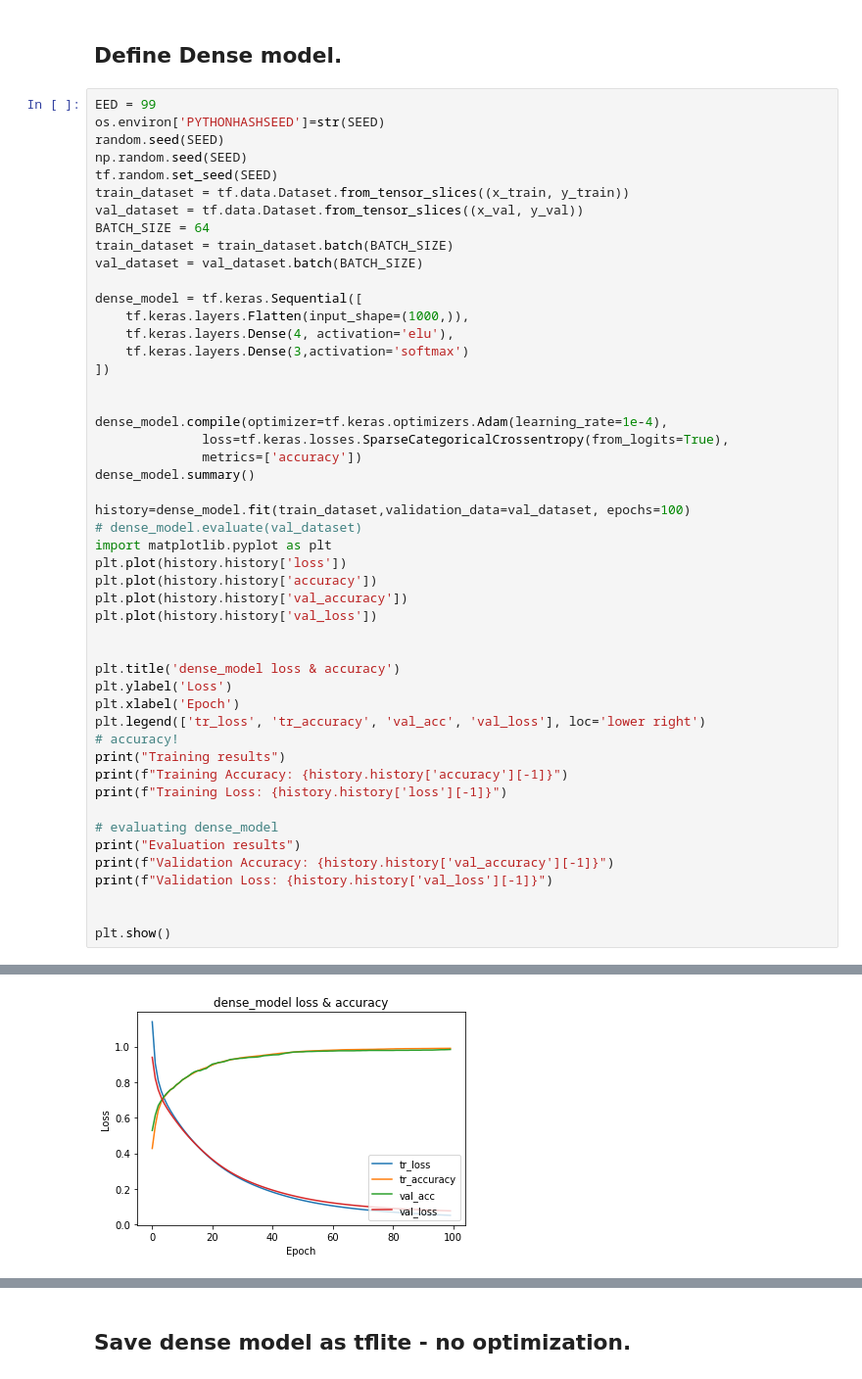
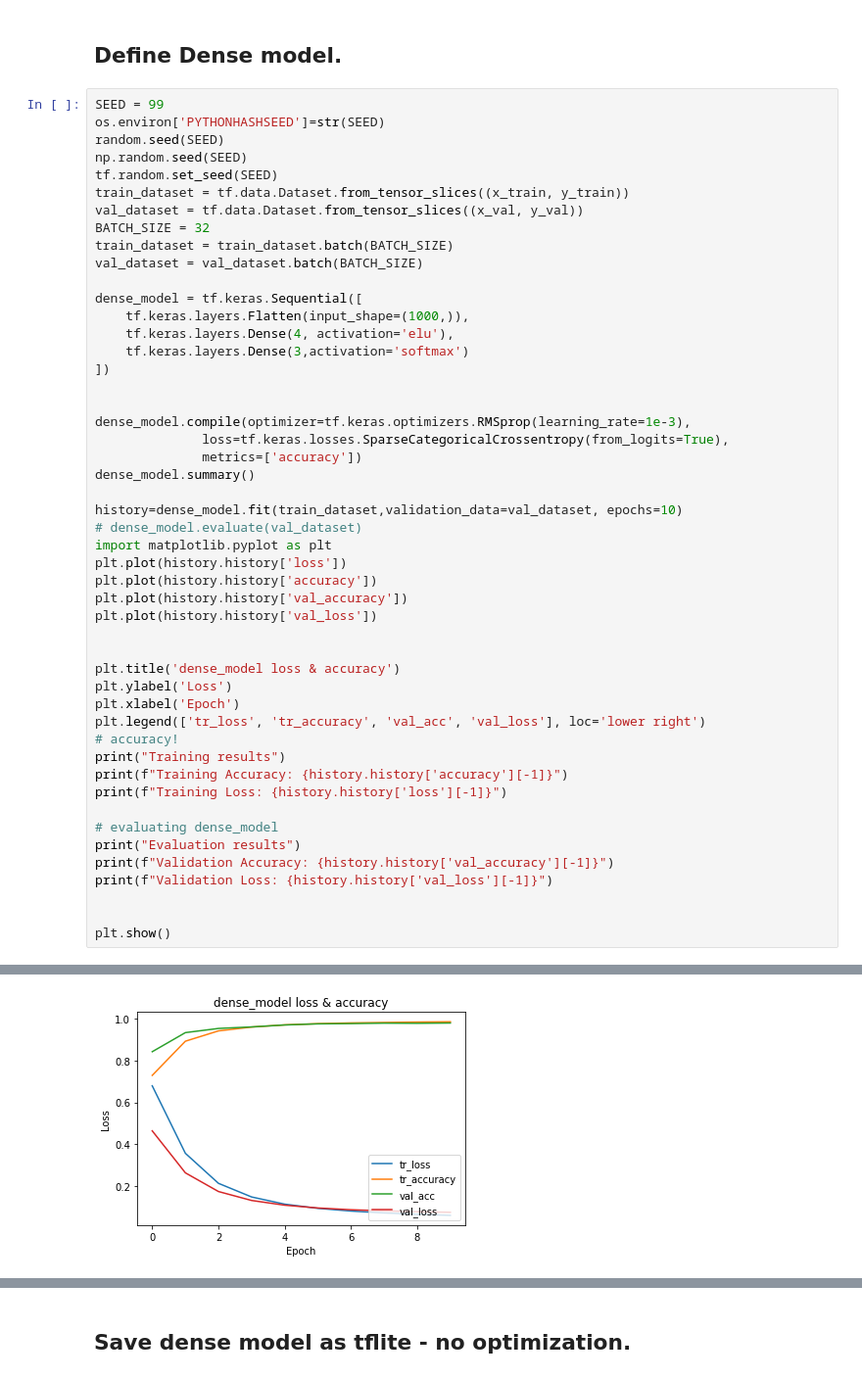
Before and after one commit to veysiadn/acustic-emission-models, a Jupyter notebook: model_optimize.ipynb, the cells around one changed output, grey strips where cells are left out. Shown at 98% size. Drawn from its saved outputs; the diff is of its cells as text.

Commit message:
update-model-optimize file

```diff
--- a/model_optimize.ipynb
+++ b/model_optimize.ipynb
@@ -127,14 +108,14 @@ len(x_train), len(x_val), len(x_test)
 # %% [markdown]
 ## Define Dense model.
 # %%
-EED = 99
+SEED = 99
 os.environ['PYTHONHASHSEED']=str(SEED)
 random.seed(SEED)
 np.random.seed(SEED)
 tf.random.set_seed(SEED)
 train_dataset = tf.data.Dataset.from_tensor_slices((x_train, y_train))
 val_dataset = tf.data.Dataset.from_tensor_slices((x_val, y_val))
-BATCH_SIZE = 64
+BATCH_SIZE = 32
 train_dataset = train_dataset.batch(BATCH_SIZE)
 val_dataset = val_dataset.batch(BATCH_SIZE)
 
@@ -145,12 +126,12 @@ dense_model = tf.keras.Sequential([
 ])
 
 
-dense_model.compile(optimizer=tf.keras.optimizers.Adam(learning_rate=1e-4),
+dense_model.compile(optimizer=tf.keras.optimizers.RMSprop(learning_rate=1e-3),
               loss=tf.keras.losses.SparseCategoricalCrossentropy(from_logits=True),
               metrics=['accuracy'])
 dense_model.summary()
 
-history=dense_model.fit(train_dataset,validation_data=val_dataset, epochs=100)
+history=dense_model.fit(train_dataset,validation_data=val_dataset, epochs=10)
 # dense_model.evaluate(val_dataset)
 import matplotlib.pyplot as plt
 plt.plot(history.history['loss'])
@@ -196 +193 @@ Validation Loss: 0.0769500806927681
-[figure, old version]
+[figure, new version]
```
Also changed, not shown: parts of 14 cells of this notebook, 6 other files.
